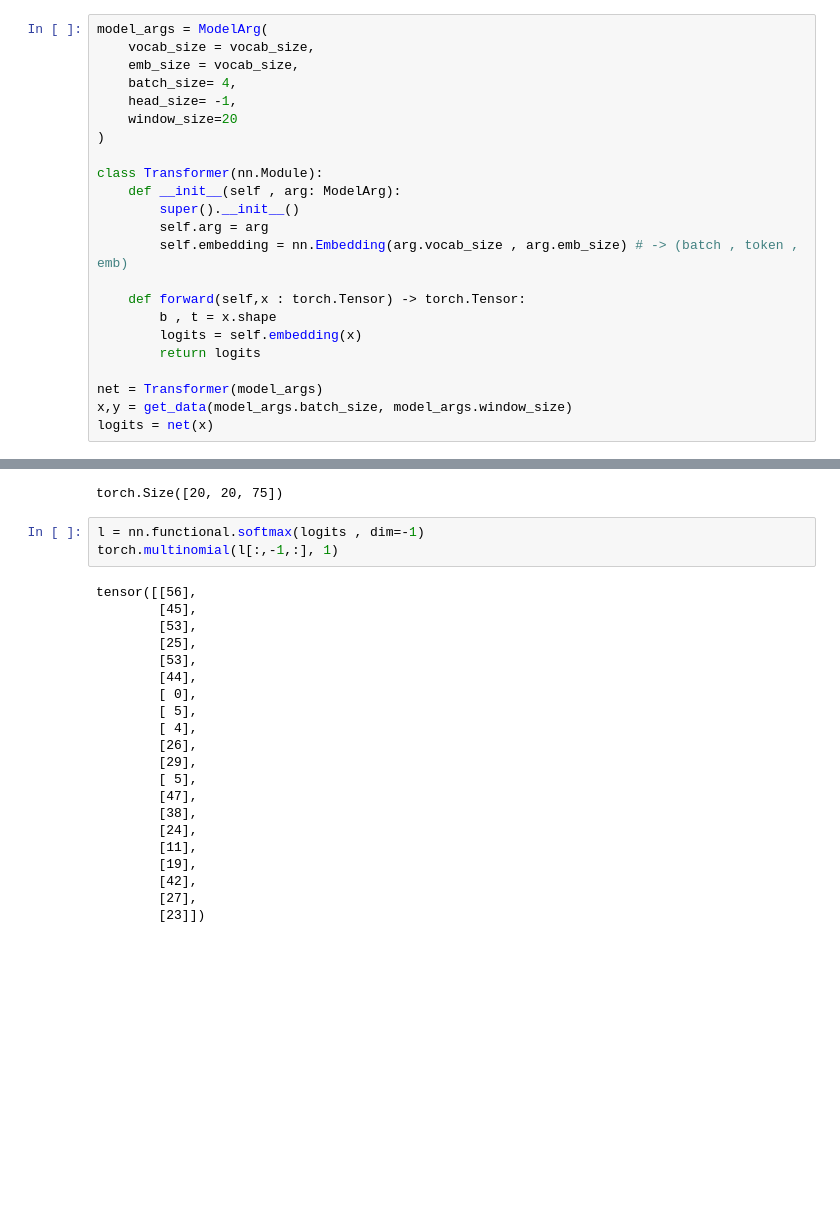
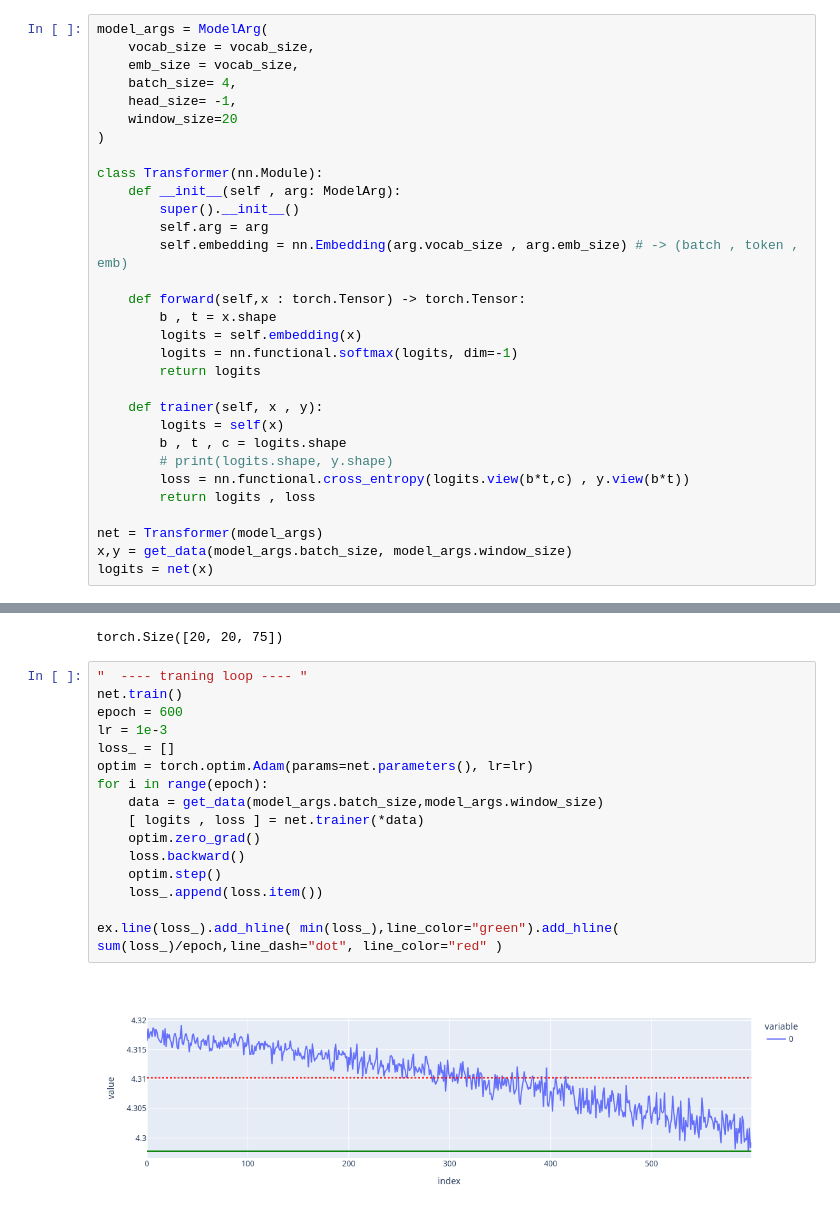
Before and after one commit to 0x1F8F/simple-llm, a Jupyter notebook: train2.ipynb, the cells around one changed output, grey strips where cells are left out. Saved outputs shown, nothing was run; the diff lists cells and outputs as text; blank space fills up the shorter version.

```diff
--- a/train2.ipynb
+++ b/train2.ipynb
@@ -69,7 +70,15 @@ class Transformer(nn.Module):
     def forward(self,x : torch.Tensor) -> torch.Tensor:
         b , t = x.shape
         logits = self.embedding(x)
+        logits = nn.functional.softmax(logits, dim=-1)
         return logits
+
+    def trainer(self, x , y):
+        logits = self(x)
+        b , t , c = logits.shape
+        # print(logits.shape, y.shape)
+        loss = nn.functional.cross_entropy(logits.view(b*t,c) , y.view(b*t))
+        return logits , loss
 
 net = Transformer(model_args)
 x,y = get_data(model_args.batch_size, model_args.window_size)
@@ -79,26 +88,20 @@ logits.shape
 # %% [output]
 torch.Size([20, 20, 75])
 # %%
-l = nn.functional.softmax(logits , dim=-1)
-torch.multinomial(l[:,-1,:], 1)
+"  ---- traning loop ---- "
+net.train()
+epoch = 600
+lr = 1e-3
+loss_ = []
+optim = torch.optim.Adam(params=net.parameters(), lr=lr)
+for i in range(epoch):
+    data = get_data(model_args.batch_size,model_args.window_size)
+    [ logits , loss ] = net.trainer(*data)
+    optim.zero_grad()
+    loss.backward()
+    optim.step()
+    loss_.append(loss.item())
+
+ex.line(loss_).add_hline( min(loss_),line_color="green").add_hline( sum(loss_)/epoch,line_dash="dot", line_color="red" )
 # %% [output]
-tensor([[56],
-        [45],
-        [53],
-        [25],
-        [53],
-        [44],
-        [ 0],
-        [ 5],
-        [ 4],
-        [26],
-        [29],
-        [ 5],
-        [47],
-        [38],
-        [24],
-        [11],
-        [19],
-        [42],
-        [27],
-        [23]])
+[figure, added]
```
Also changed, not shown: parts of 2 cells of this notebook, 1 other file.
